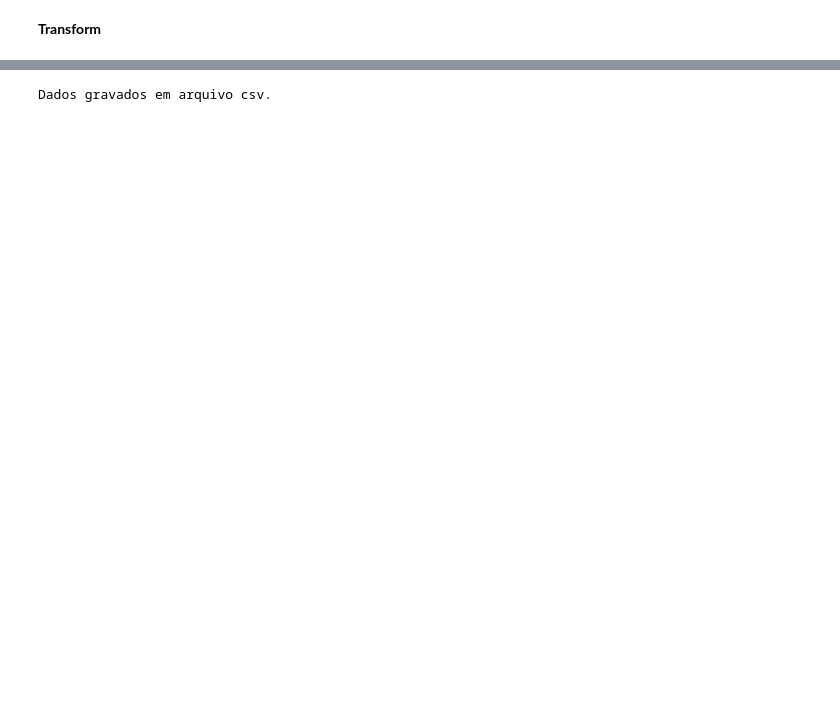
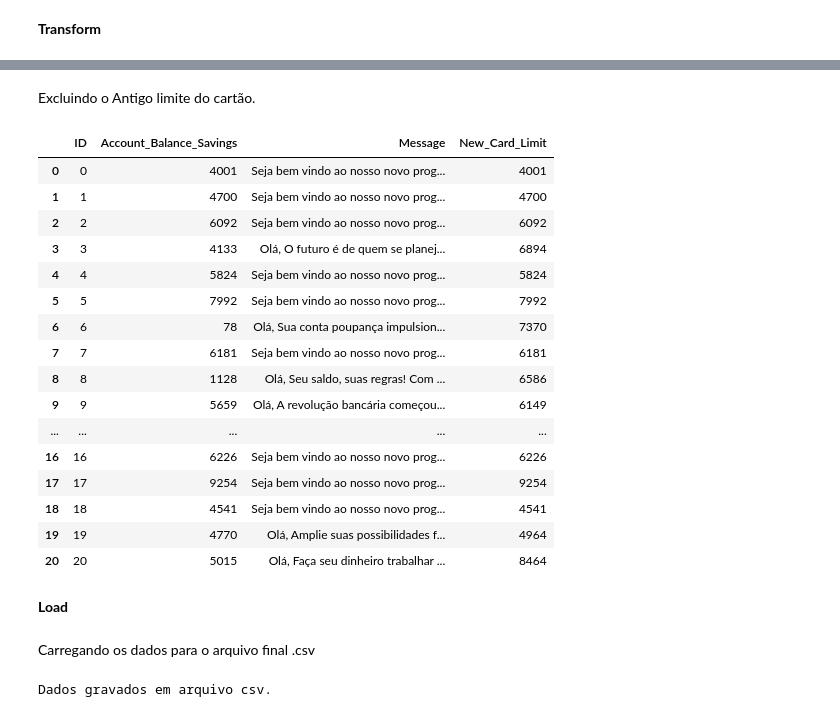
Before and after one commit to ChristianFel7/santander-bootcamp, a Jupyter notebook: Explorando_IA_Generativa_em_um_Pipeline_de_ETL_com_Python.ipynb, the cells around one changed output, grey strips where cells are left out. Saved outputs shown, nothing was run; the diff lists cells and outputs as text; code cells hidden in the pictures; blank space fills up the shorter version.

```diff
--- a/Explorando_IA_Generativa_em_um_Pipeline_de_ETL_com_Python.ipynb
+++ b/Explorando_IA_Generativa_em_um_Pipeline_de_ETL_com_Python.ipynb
@@ -136,2 +164,29 @@ dados_clientes
+# %% [markdown]
+Excluindo o Antigo limite do cartão.
+# %%
+Data_Client.drop(columns='Card_Limit', inplace = True)
+Data_Client
+# %% [output]
+|  | ID | Account_Balance_Savings | Message | New_Card_Limit |
+| 0 | 0 | 4001 | Seja bem vindo ao nosso novo prog... | 4001 |
+| 1 | 1 | 4700 | Seja bem vindo ao nosso novo prog... | 4700 |
+| 2 | 2 | 6092 | Seja bem vindo ao nosso novo prog... | 6092 |
+| 3 | 3 | 4133 | Olá, O futuro é de quem se planej... | 6894 |
+| 4 | 4 | 5824 | Seja bem vindo ao nosso novo prog... | 5824 |
+| 5 | 5 | 7992 | Seja bem vindo ao nosso novo prog... | 7992 |
+| 6 | 6 | 78 | Olá, Sua conta poupança impulsion... | 7370 |
+| 7 | 7 | 6181 | Seja bem vindo ao nosso novo prog... | 6181 |
+| 8 | 8 | 1128 | Olá, Seu saldo, suas regras! Com ... | 6586 |
+| 9 | 9 | 5659 | Olá, A revolução bancária começou... | 6149 |
+| ... | ... | ... | ... | ... |
+| 16 | 16 | 6226 | Seja bem vindo ao nosso novo prog... | 6226 |
+| 17 | 17 | 9254 | Seja bem vindo ao nosso novo prog... | 9254 |
+| 18 | 18 | 4541 | Seja bem vindo ao nosso novo prog... | 4541 |
+| 19 | 19 | 4770 | Olá, Amplie suas possibilidades f... | 4964 |
+| 20 | 20 | 5015 | Olá, Faça seu dinheiro trabalhar ... | 8464 |
+# %% [markdown]
+**Load**
+# %% [markdown]
+Carregando os dados para o arquivo final .csv
 # %%
 try:
```
Also changed, not shown: parts of 16 cells of this notebook.
